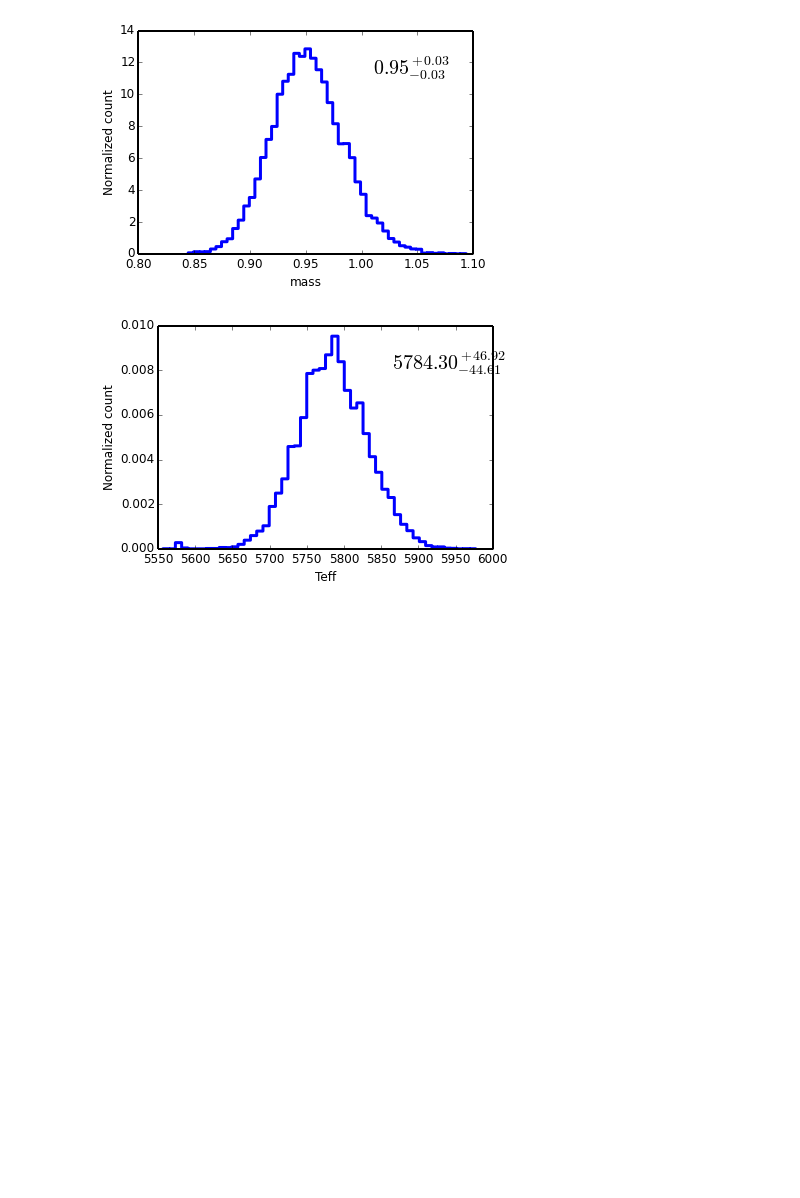
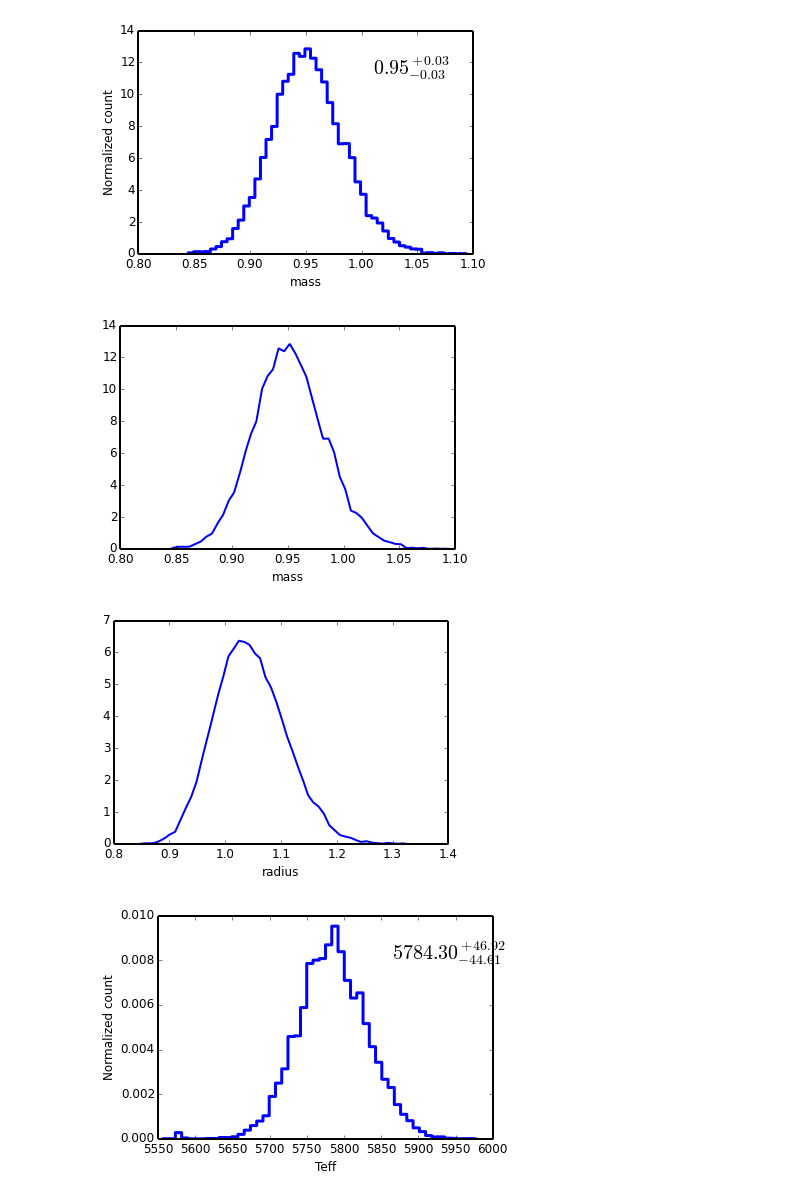
Before and after one commit to timothydmorton/isochrones, a Jupyter notebook: demo.ipynb, the cells around one changed output. Drawn from its saved outputs; the diff is of its cells as text; code cells hidden in the pictures; blank space fills up the shorter version.

```diff
--- a/demo.ipynb
+++ b/demo.ipynb
@@ -159,0 +162,5 @@ smod.plot_samples('mass')
+# %%
+mdist = dists.Hist_Distribution(smod.prop_samples('mass',return_values=False),
+                                bins=50,name='mass')
+rdist = dists.Hist_Distribution(smod.prop_samples('radius',return_values=False),
+                                bins=50,name='radius')
@@ -160,3 +169,9 @@ smod.plot_samples('mass')
+# %%
+mdist.plot()
+rdist.plot()
+# %% [output]
+[figure, added]
+[figure, added]
 # %%
 smod.plot_samples('Teff')
 smod.plot_samples('AV')
```
Also changed, not shown: parts of 3 cells of this notebook.
